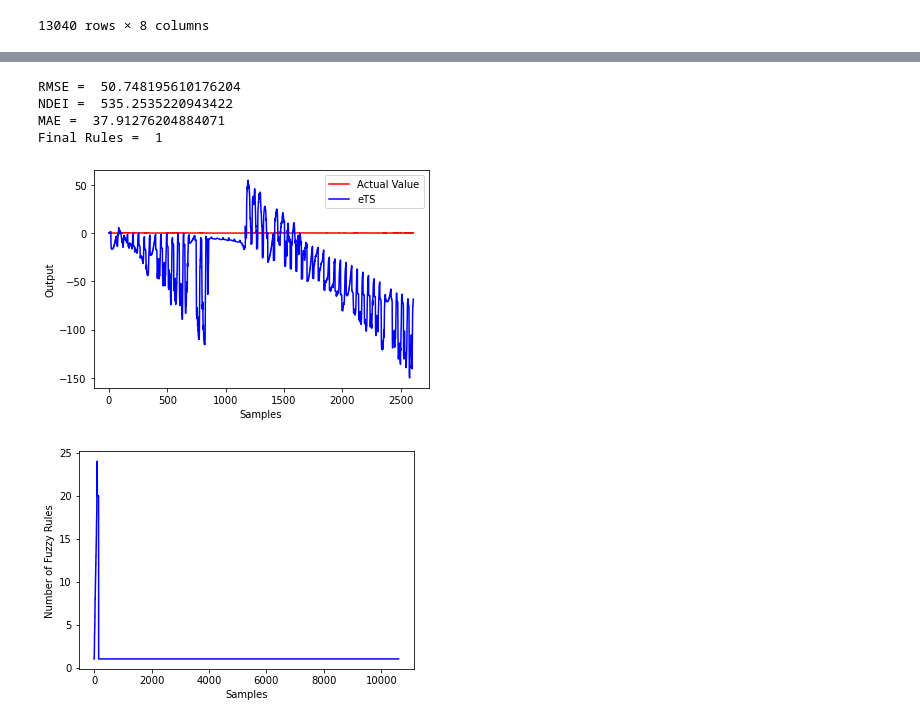
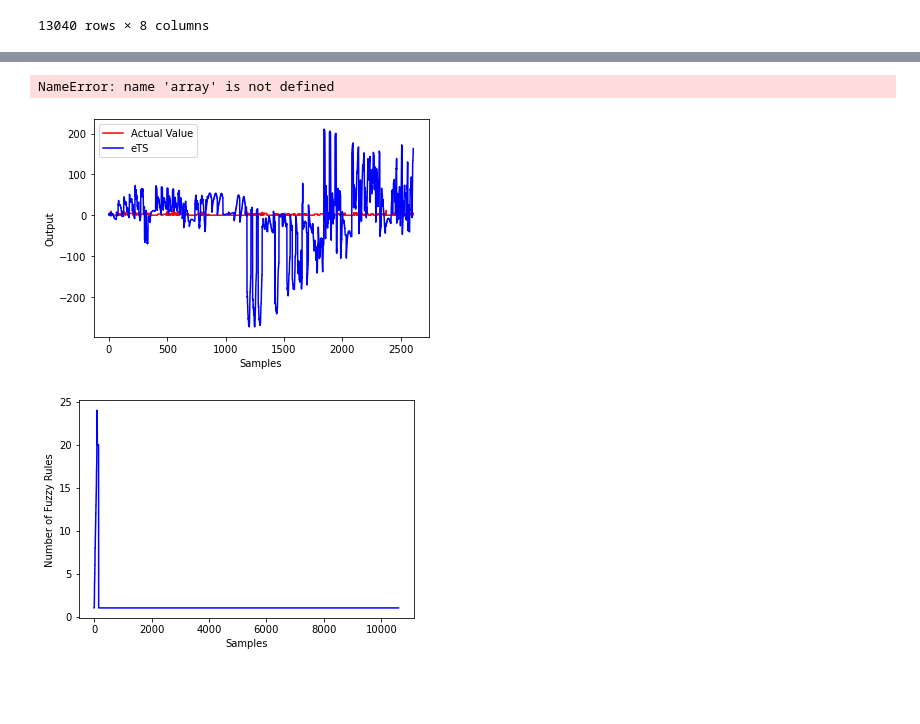
Before and after one commit to VictorHSPereira/dissertacao_pgmc, a Jupyter notebook: Cadernos/2. Testes.ipynb, the cells around one changed output, grey strips where cells are left out. Drawn from its saved outputs; the diff is of its cells as text; code cells hidden in the pictures; blank space fills up the shorter version.

```diff
--- a/Cadernos/2. Testes.ipynb
+++ b/Cadernos/2. Testes.ipynb
@@ -40,0 +46,3 @@ df
+# %%
+scaler = MinMaxScaler()
+df_normalized = pd.DataFrame(scaler.fit_transform(df), columns=df.columns)
@@ -41,11 +69,6 @@ df
 # %%
-def Normalize_Data(data):
-    Max_data = np.max(data)
-    Min_data = np.min(data)
-    Normalized_data = (data - Min_data)/(Max_data - Min_data)
-    return Normalized_data, Max_data, Min_data
-
-Data = df.to_numpy()
+model = ePL_KRLS_DISCO()
+Data = df_normalized.to_numpy()
 
 test_size = 0.2
 split_index = int(len(df) * (1 - test_size))
@@ -54,15 +77,9 @@ split_index = int(len(df) * (1 - test_size))
 X = Data[:, :-1]
 y = Data[:, -1]
 
-# Normalize the inputs and the output
-Normalized_X, X_max, X_min = Normalize_Data(X)
-Normalized_y, y_max, y_min = Normalize_Data(y)
 
-X_train = Normalized_X[:split_index, :]
-y_train = Normalized_y[:split_index]
+X_train = X[:split_index, :]
+y_train = y[:split_index]
 
-X_test = Normalized_X[split_index:, :]
-y_test = Normalized_y[split_index:]
-
-# Training the model
-OutputTraining, Rules = model.fit(X_train, y_train)
+X_test = X[split_index:, :]
+y_test = y[split_index:]
@@ -76,0 +106,6 @@ array([-6.76702282e-05, -2.99424179e-01, -2.55774637e-01, ...,
+# %%
+tmp = pd.concat([pd.DataFrame(X_test), pd.DataFrame(y_test)], axis= 1)
+tmp.columns = df_normalized.columns
+tmp2 = pd.DataFrame(scaler.inverse_transform(tmp))
+tmp2.columns = df_normalized.columns
+tmp2
@@ -76,0 +130,7 @@ array([-6.76702282e-05, -2.99424179e-01, -2.55774637e-01, ...,
+# %%
+tmp = pd.DataFrame(X_test)
+tmp["TPV"] = OutputTest
+
+tmp.columns = df_normalized.columns
+df_denormalized = pd.DataFrame(scaler.inverse_transform(tmp), columns=df_normalized.columns)
+df_denormalized
@@ -77 +151,5 @@ array([-6.76702282e-05, -2.99424179e-01, -2.55774637e-01, ...,
+# %%
+array(df_denormalized.TPV)
+# %% [output]
+NameError: name 'array' is not defined
 # %%
@@ -83,27 +161,13 @@ MAE = mean_absolute_error(y_test, OutputTestDenormalized)
-# %%
-# Printing the RMSE
-print("RMSE = ", RMSE)
-# Printing the NDEI
-print("NDEI = ", NDEI)
-# Printing the MAE
-print("MAE = ", MAE)
-# Printing the number of final rules
-print("Final Rules = ", Rules[-1])
-# %% [output]
-RMSE =  50.748195610176204
-NDEI =  535.2535220943422
-MAE =  37.91276204884071
-Final Rules =  1
 # %%
 # Plot the graphic of the actual time series and the eTS predictions
-plt.plot(y_test, label='Actual Value', color='red')
-plt.plot(OutputTestDenormalized, color='blue', label='eTS')
+plt.plot(tmp2.TPV, label='Actual Value', color='red')
+plt.plot(df_denormalized.TPV, color='blue', label='eTS')
 plt.ylabel('Output')
 plt.xlabel('Samples')
 plt.legend()
 plt.show()
 # %% [output]
-[figure, old version]
+[figure, new version]
 # %%
 # Plot the evolution of the model's rule
 plt.plot(Rules, color='blue')
```
Also changed, not shown: parts of 21 cells of this notebook, 4 other files.
